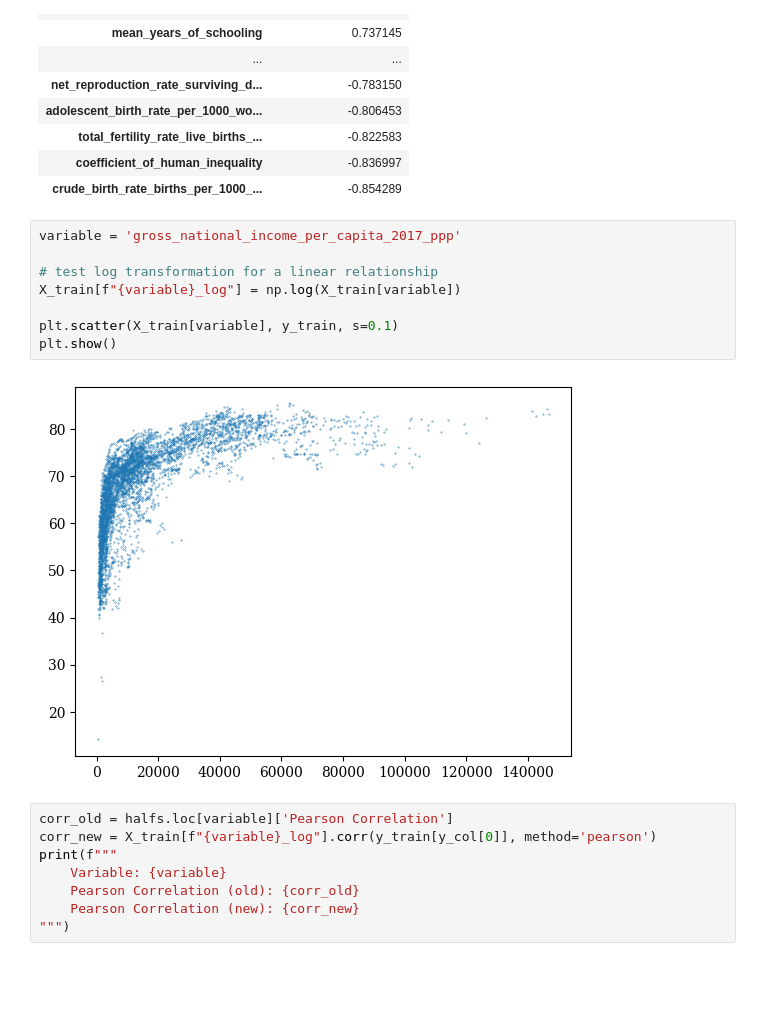
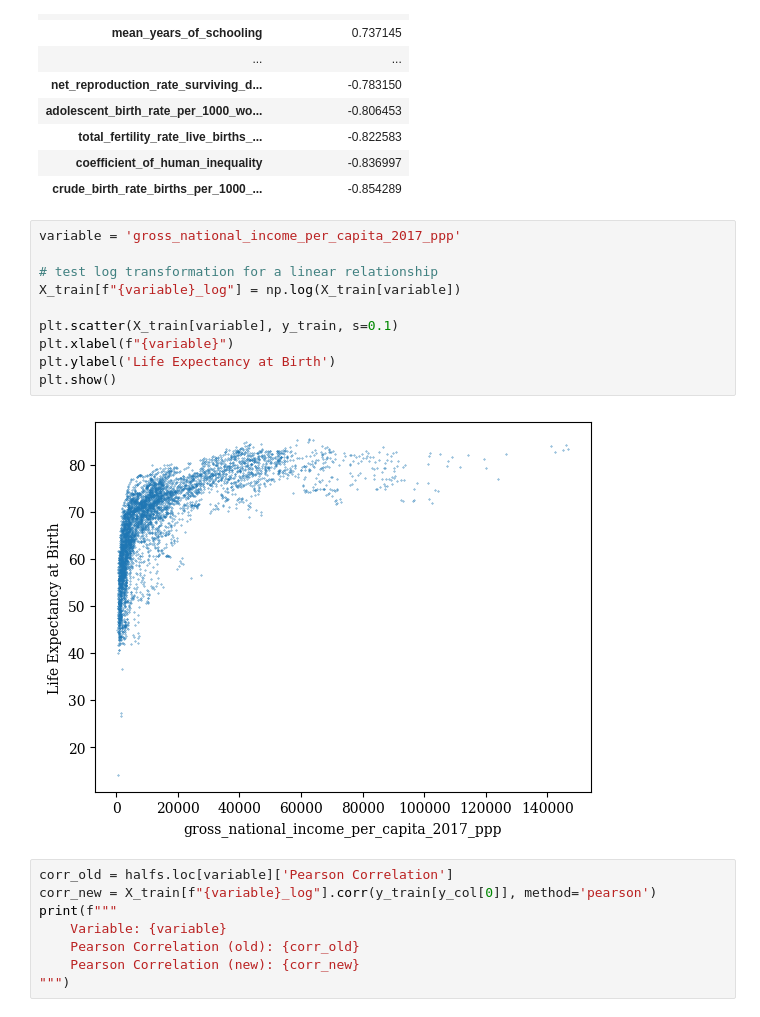
Before and after one commit to idalinnakallio/DAT565, a Jupyter notebook: Assignment 4/Assignment4.ipynb, the cells around one changed output. Saved outputs shown, nothing was run; the diff lists cells and outputs as text; blank space fills up the shorter version.

```diff
--- a/Assignment 4/Assignment4.ipynb
+++ b/Assignment 4/Assignment4.ipynb
@@ -421,13 +421,15 @@ halfs_sm
 # %%
 variable = 'gross_national_income_per_capita_2017_ppp'
 
 # test log transformation for a linear relationship
 X_train[f"{variable}_log"] = np.log(X_train[variable])
 
 plt.scatter(X_train[variable], y_train, s=0.1)
+plt.xlabel(f"{variable}")
+plt.ylabel('Life Expectancy at Birth')
 plt.show()
 # %% [output]
-[figure, old version]
+[figure, new version]
 # %%
 corr_old = halfs.loc[variable]['Pearson Correlation']
 corr_new = X_train[f"{variable}_log"].corr(y_train[y_col[0]], method='pearson')
```
